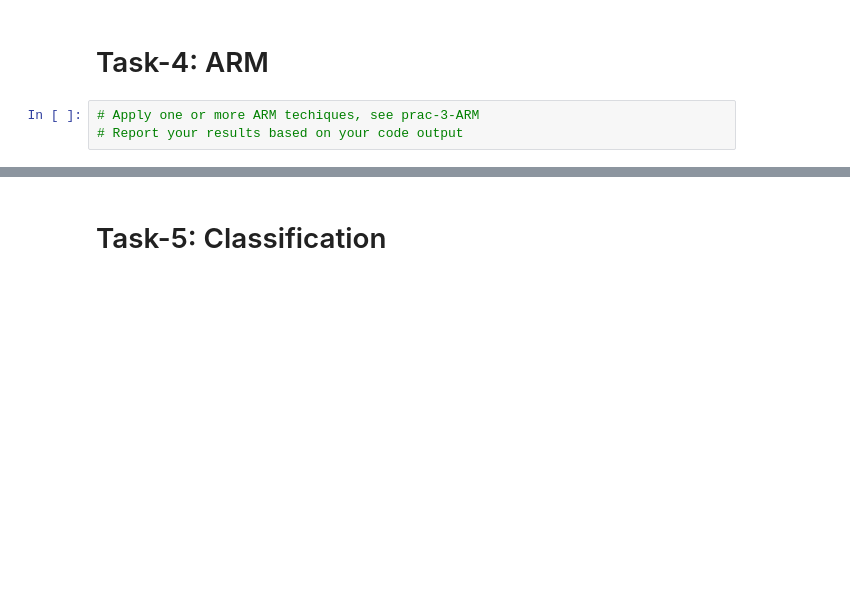
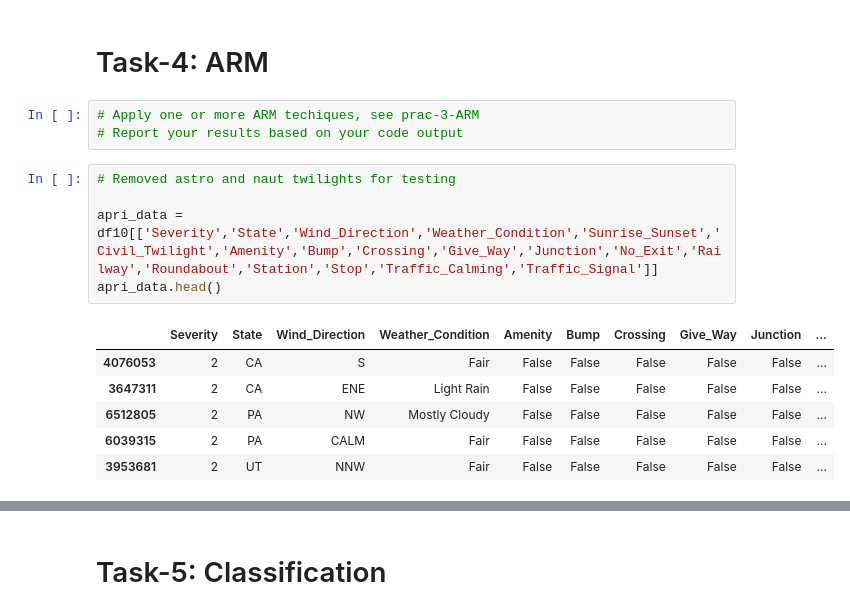
Before and after one commit to kyle-ormonde/CP3403-project, a Jupyter notebook: cp3403-project-v2024a.ipynb, the cells around one changed output, grey strips where cells are left out. Saved outputs shown, nothing was run; the diff lists cells and outputs as text; blank space fills up the shorter version.

```diff
--- a/cp3403-project-v2024a.ipynb
+++ b/cp3403-project-v2024a.ipynb
@@ -153,3 +212,15 @@ print(categorical_attributes) # what am i doing wrong?
 # %%
 # Apply one or more ARM techiques, see prac-3-ARM
 # Report your results based on your code output
+# %%
+# Removed astro and naut twilights for testing
+
+apri_data = df10[['Severity','State','Wind_Direction','Weather_Condition','Sunrise_Sunset','Civil_Twilight','Amenity','Bump','Crossing','Give_Way','Junction','No_Exit','Railway','Roundabout','Station','Stop','Traffic_Calming','Traffic_Signal']]
+apri_data.head()
+# %% [output]
+|  | Severity | State | Wind_Direction | Weather_Condition | Amenity | Bump | Crossing | Give_Way | Junction | ... |
+| 4076053 | 2 | CA | S | Fair | False | False | False | False | False | ... |
+| 3647311 | 2 | CA | ENE | Light Rain | False | False | False | False | False | ... |
+| 6512805 | 2 | PA | NW | Mostly Cloudy | False | False | False | False | False | ... |
+| 6039315 | 2 | PA | CALM | Fair | False | False | False | False | False | ... |
+| 3953681 | 2 | UT | NNW | Fair | False | False | False | False | False | ... |
```
Also changed, not shown: parts of 8 cells of this notebook.
